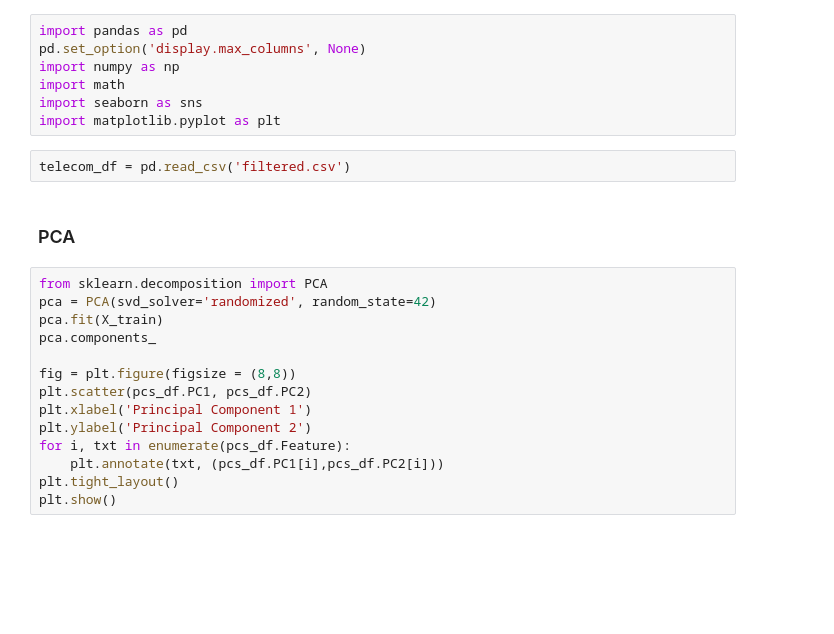
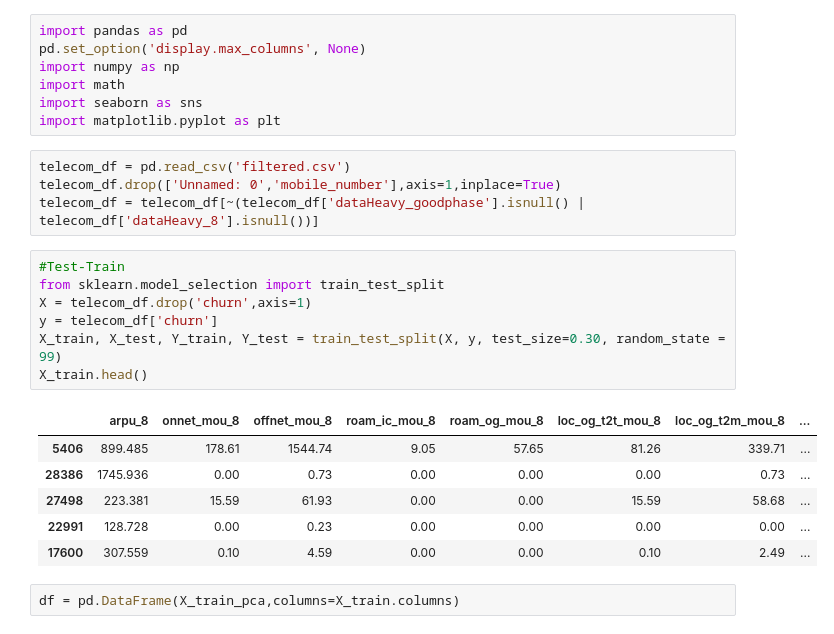
Before and after one commit to nautiism/telecom_churn, a Jupyter notebook: modelling_SVM.ipynb, the cells around one changed output. Drawn from its saved outputs; the diff is of its cells as text; blank space fills up the shorter version.

```diff
--- a/modelling_SVM.ipynb
+++ b/modelling_SVM.ipynb
@@ -5,21 +5,23 @@ import numpy as np
 import math
 import seaborn as sns
 import matplotlib.pyplot as plt
-# %%
-telecom_df = pd.read_csv('filtered.csv')
-# %% [markdown]
-### PCA
-# %%
-from sklearn.decomposition import PCA
-pca = PCA(svd_solver='randomized', random_state=42)
-pca.fit(X_train)
-pca.components_
-
-fig = plt.figure(figsize = (8,8))
-plt.scatter(pcs_df.PC1, pcs_df.PC2)
-plt.xlabel('Principal Component 1')
-plt.ylabel('Principal Component 2')
-for i, txt in enumerate(pcs_df.Feature):
-    plt.annotate(txt, (pcs_df.PC1[i],pcs_df.PC2[i]))
-plt.tight_layout()
-plt.show()
+# %%
+telecom_df = pd.read_csv('filtered.csv')
+telecom_df.drop(['Unnamed: 0','mobile_number'],axis=1,inplace=True)
+telecom_df = telecom_df[~(telecom_df['dataHeavy_goodphase'].isnull() | telecom_df['dataHeavy_8'].isnull())]
+# %%
+#Test-Train
+from sklearn.model_selection import train_test_split
+X = telecom_df.drop('churn',axis=1)
+y = telecom_df['churn']
+X_train, X_test, Y_train, Y_test = train_test_split(X, y, test_size=0.30, random_state = 99)
+X_train.head()
+# %% [output]
+|  | arpu_8 | onnet_mou_8 | offnet_mou_8 | roam_ic_mou_8 | roam_og_mou_8 | loc_og_t2t_mou_8 | loc_og_t2m_mou_8 | ... |
+| 5406 | 899.485 | 178.61 | 1544.74 | 9.05 | 57.65 | 81.26 | 339.71 | ... |
+| 28386 | 1745.936 | 0.00 | 0.73 | 0.00 | 0.00 | 0.00 | 0.73 | ... |
+| 27498 | 223.381 | 15.59 | 61.93 | 0.00 | 0.00 | 15.59 | 58.68 | ... |
+| 22991 | 128.728 | 0.00 | 0.23 | 0.00 | 0.00 | 0.00 | 0.00 | ... |
+| 17600 | 307.559 | 0.10 | 4.59 | 0.00 | 0.00 | 0.10 | 2.49 | ... |
+# %%
+df = pd.DataFrame(X_train_pca,columns=X_train.columns)
```
Also changed, not shown: parts of 5 cells of this notebook, 1 other file.
